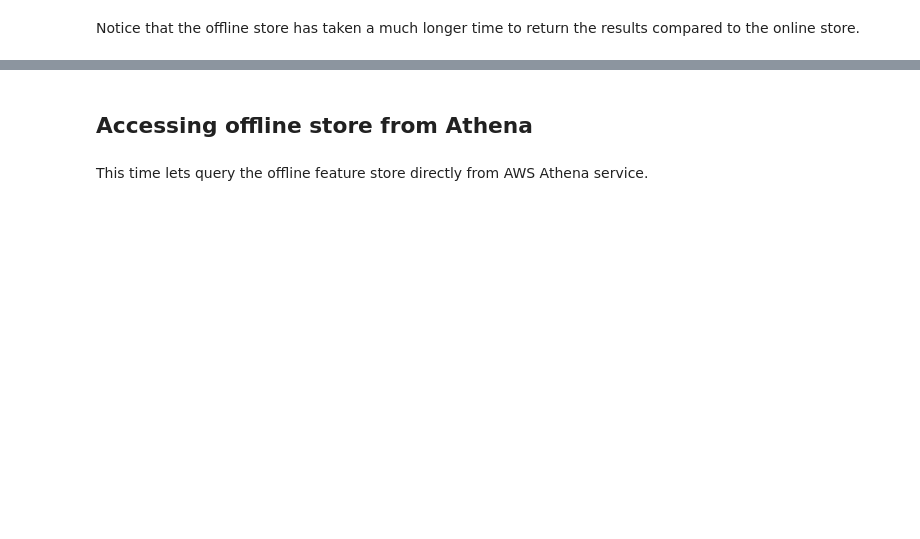
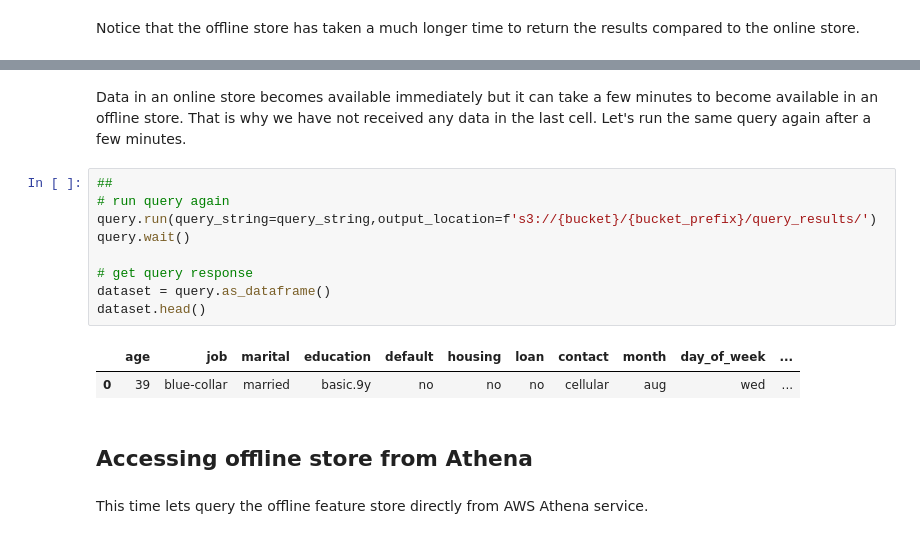
Before and after one commit to hassaanbinaslam/myblog_fastai_archived, a Jupyter notebook: _notebooks/2022-08-05-sagemaker-feature-store.ipynb, the cells around one changed output, grey strips where cells are left out. Drawn from its saved outputs; the diff is of its cells as text; blank space fills up the shorter version.

```diff
--- a/_notebooks/2022-08-05-sagemaker-feature-store.ipynb
+++ b/_notebooks/2022-08-05-sagemaker-feature-store.ipynb
@@ -709,3 +714,17 @@ dataset.head()
+# %% [markdown]
+Data in an online store becomes available immediately but it can take a few minutes to become available in an offline store. That is why we have not received any data in the last cell. Let's run the same query again after a few minutes.
+# %%
+##
+# run query again
+query.run(query_string=query_string,output_location=f's3://{bucket}/{bucket_prefix}/query_results/')
+query.wait()
+
+# get query response
+dataset = query.as_dataframe()
+dataset.head()
+# %% [output]
+|  | age | job | marital | education | default | housing | loan | contact | month | day_of_week | ... |
+| 0 | 39 | blue-collar | married | basic.9y | no | no | no | cellular | aug | wed | ... |
 # %% [markdown]
 ## Accessing offline store from Athena
 # %% [markdown]
```
Also changed, not shown: parts of 13 cells of this notebook.
